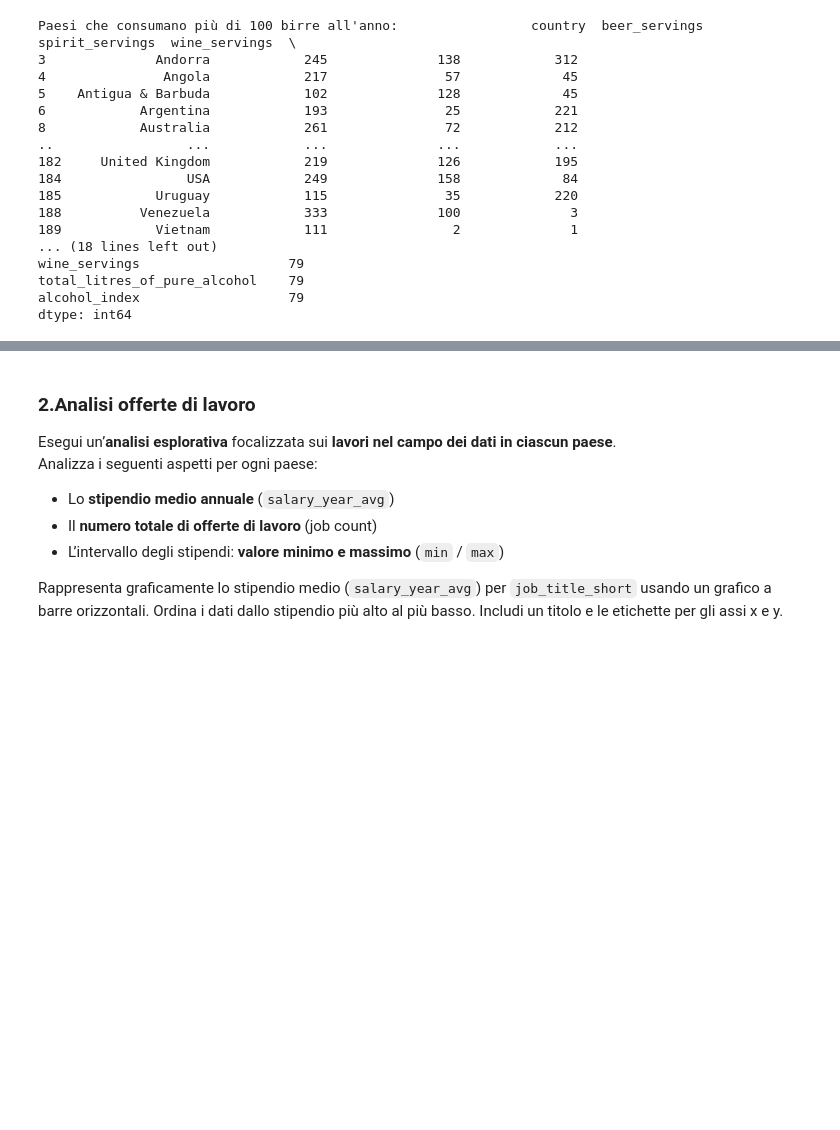
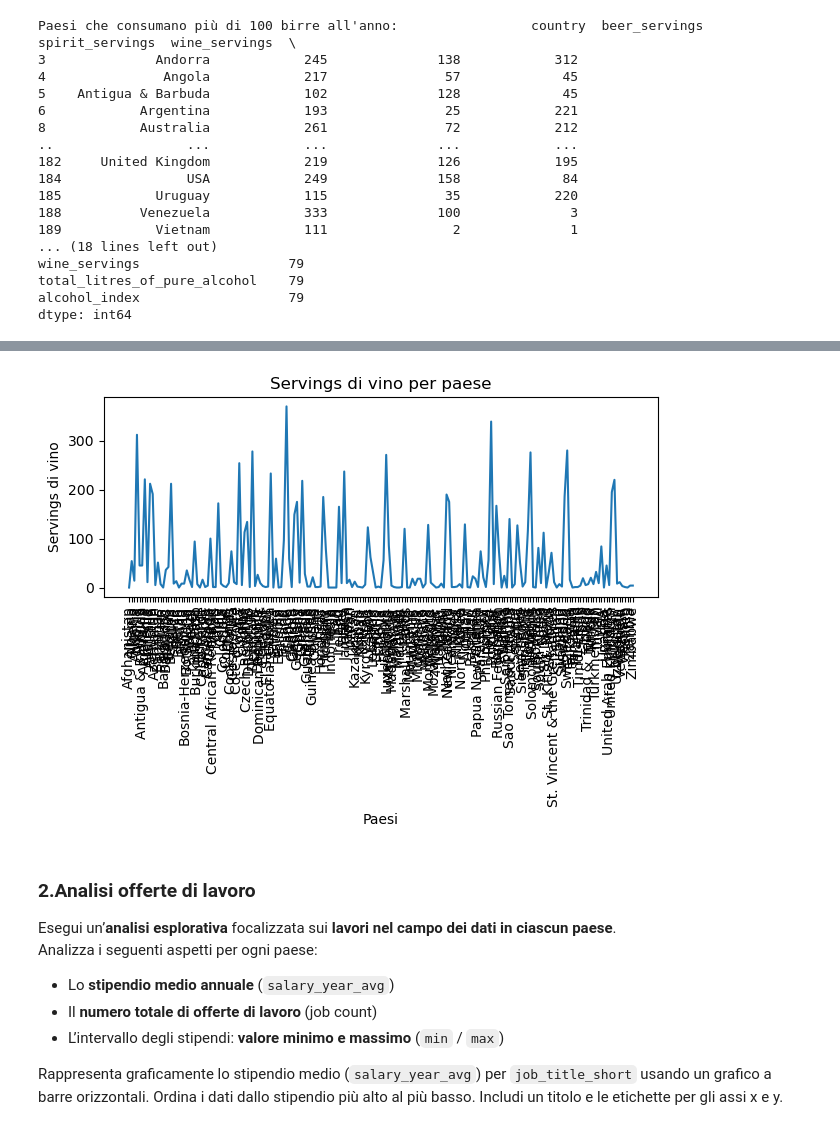
Before and after one commit to NicXVII/ProgrammingLab2, a Jupyter notebook: 3_Esercizi_lez_3.ipynb, the cells around one changed output, grey strips where cells are left out. Cells and saved outputs as stored; diff of their text form; code cells hidden in the pictures; blank space fills up the shorter version.

```diff
--- a/3_Esercizi_lez_3.ipynb
+++ b/3_Esercizi_lez_3.ipynb
@@ -83,3 +95,15 @@ dtype: int64
+# %%
+# Crea un line plot con wine_servings ordinato per paese (usa sort_values)
+df.sort_values("country", inplace=True)
+plt.plot(df["country"], df["wine_servings"])
+plt.xlabel("Paesi")
+plt.ylabel("Servings di vino")
+plt.title("Servings di vino per paese")
+plt.xticks(rotation=90)
+plt.tight_layout()
+plt.show()
+# %% [output]
+[figure, added]
 # %% [markdown]
 ### **2.Analisi offerte di lavoro**
 
```
Also changed, not shown: parts of 1 cell of this notebook.
